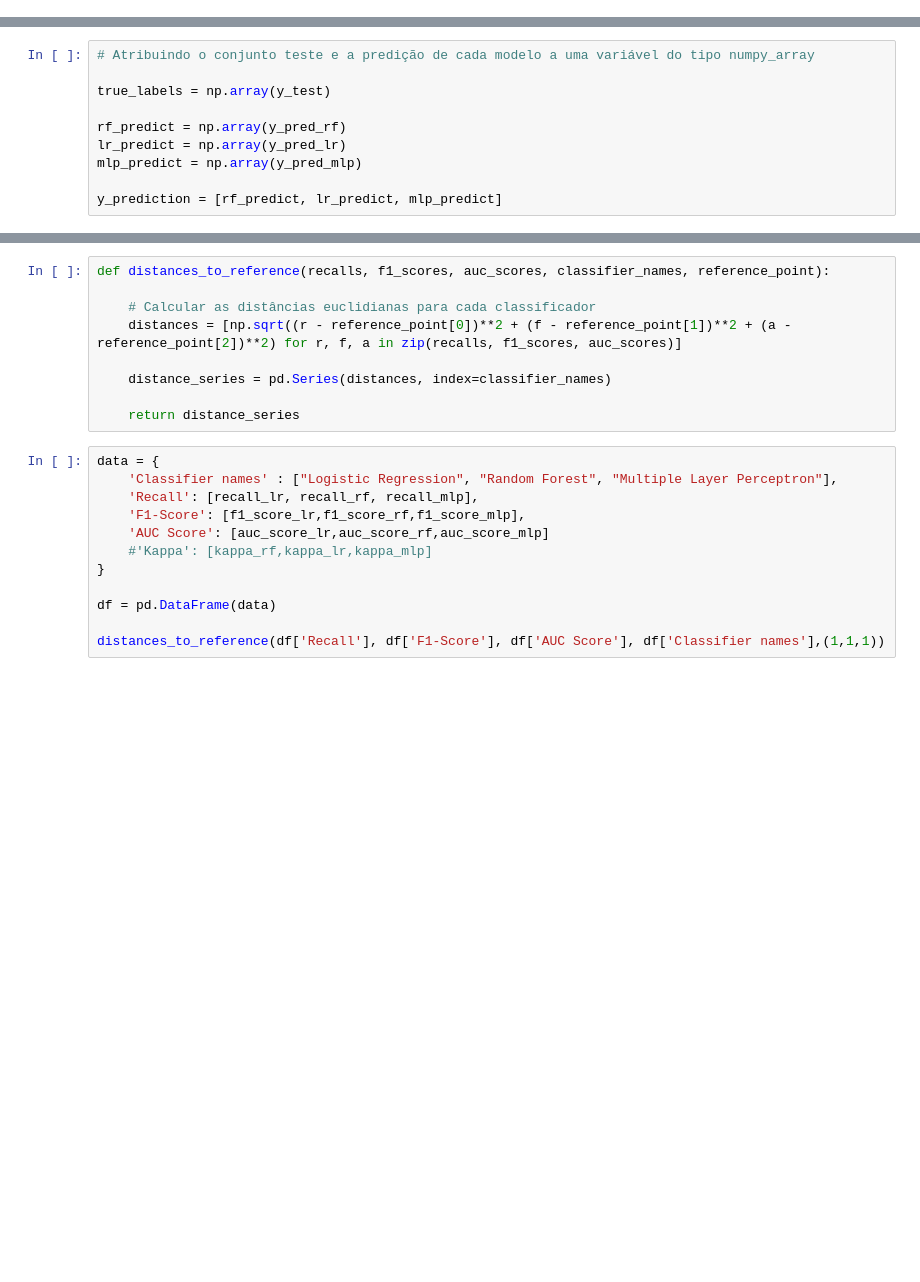
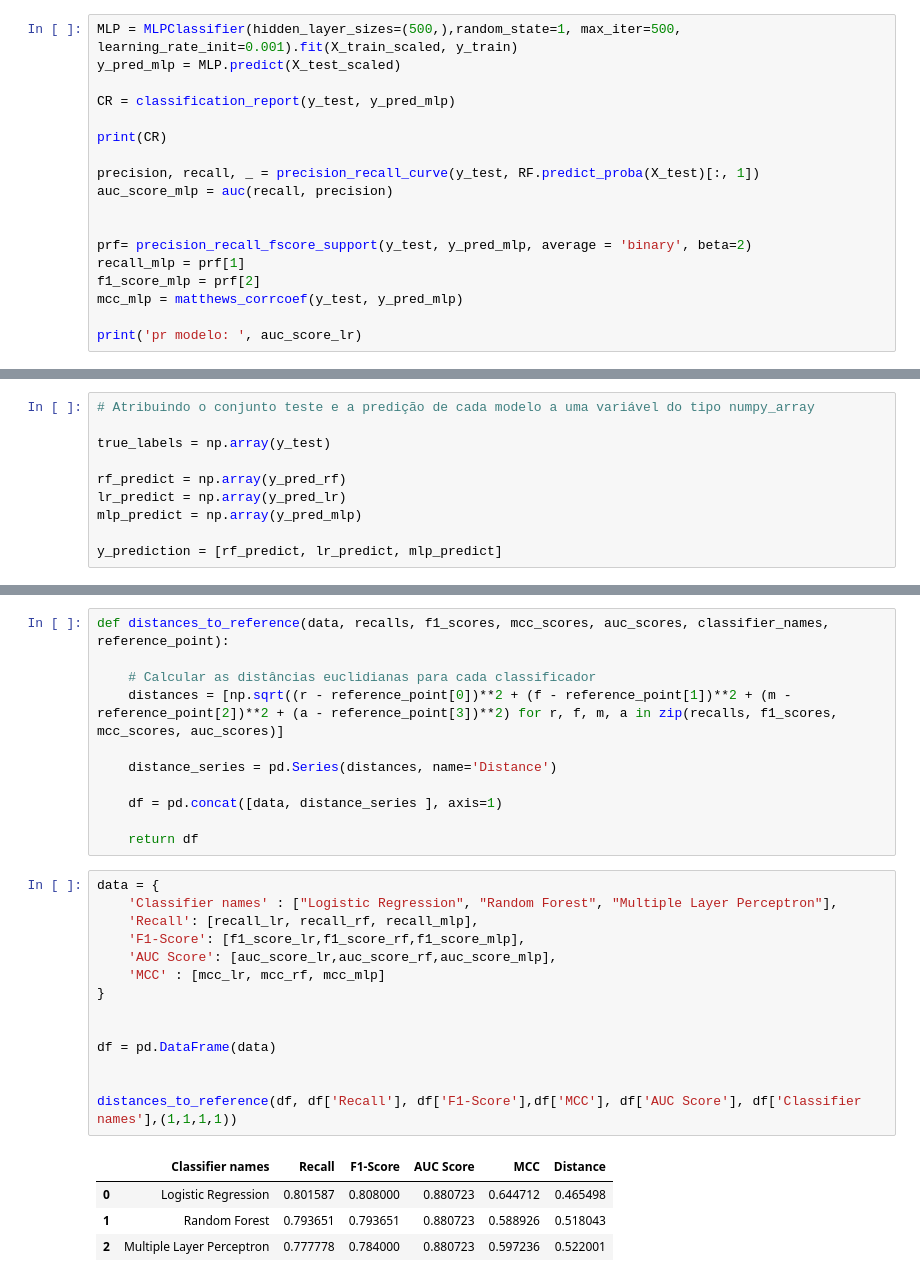
Before and after one commit to dallaqua/trabalho_MLI_santander_coders, a Jupyter notebook: classificacao_stroke.ipynb, the cells around one changed output, grey strips where cells are left out. Saved outputs shown, nothing was run; the diff lists cells and outputs as text; blank space fills up the shorter version.

```diff
--- a/classificacao_stroke.ipynb
+++ b/classificacao_stroke.ipynb
@@ -583,0 +640,18 @@ pr modelo:  0.7490118577075099
+# %%
+MLP = MLPClassifier(hidden_layer_sizes=(500,),random_state=1, max_iter=500, learning_rate_init=0.001).fit(X_train_scaled, y_train)
+y_pred_mlp = MLP.predict(X_test_scaled)
+
+CR = classification_report(y_test, y_pred_mlp)
+
+print(CR)
+
+precision, recall, _ = precision_recall_curve(y_test, RF.predict_proba(X_test)[:, 1])
+auc_score_mlp = auc(recall, precision)
+
+
+prf= precision_recall_fscore_support(y_test, y_pred_mlp, average = 'binary', beta=2)
+recall_mlp = prf[1]
+f1_score_mlp = prf[2]
+mcc_mlp = matthews_corrcoef(y_test, y_pred_mlp)
+
+print('pr modelo: ', auc_score_lr)
@@ -800,21 +903,30 @@ print(result_df)
 # %%
-def distances_to_reference(recalls, f1_scores, auc_scores, classifier_names, reference_point):
+def distances_to_reference(data, recalls, f1_scores, mcc_scores, auc_scores, classifier_names, reference_point):
 
     # Calcular as distâncias euclidianas para cada classificador
-    distances = [np.sqrt((r - reference_point[0])**2 + (f - reference_point[1])**2 + (a - reference_point[2])**2) for r, f, a in zip(recalls, f1_scores, auc_scores)]
+    distances = [np.sqrt((r - reference_point[0])**2 + (f - reference_point[1])**2 + (m - reference_point[2])**2 + (a - reference_point[3])**2) for r, f, m, a in zip(recalls, f1_scores, mcc_scores, auc_scores)]
 
-    distance_series = pd.Series(distances, index=classifier_names)
+    distance_series = pd.Series(distances, name='Distance')
 
-    return distance_series
+    df = pd.concat([data, distance_series ], axis=1)
+
+    return df
 # %%
 data = {
     'Classifier names' : ["Logistic Regression", "Random Forest", "Multiple Layer Perceptron"],
     'Recall': [recall_lr, recall_rf, recall_mlp],
     'F1-Score': [f1_score_lr,f1_score_rf,f1_score_mlp],
-    'AUC Score': [auc_score_lr,auc_score_rf,auc_score_mlp]
-    #'Kappa': [kappa_rf,kappa_lr,kappa_mlp]
+    'AUC Score': [auc_score_lr,auc_score_rf,auc_score_mlp],
+    'MCC' : [mcc_lr, mcc_rf, mcc_mlp]
 }
+
 
 df = pd.DataFrame(data)
 
-distances_to_reference(df['Recall'], df['F1-Score'], df['AUC Score'], df['Classifier names'],(1,1,1))
+
+distances_to_reference(df, df['Recall'], df['F1-Score'],df['MCC'], df['AUC Score'], df['Classifier names'],(1,1,1,1))
+# %% [output]
+|  | Classifier names | Recall | F1-Score | AUC Score | MCC | Distance |
+| 0 | Logistic Regression | 0.801587 | 0.808000 | 0.880723 | 0.644712 | 0.465498 |
+| 1 | Random Forest | 0.793651 | 0.793651 | 0.880723 | 0.588926 | 0.518043 |
+| 2 | Multiple Layer Perceptron | 0.777778 | 0.784000 | 0.880723 | 0.597236 | 0.522001 |
```
Also changed, not shown: parts of 27 cells of this notebook, 2 other files.
